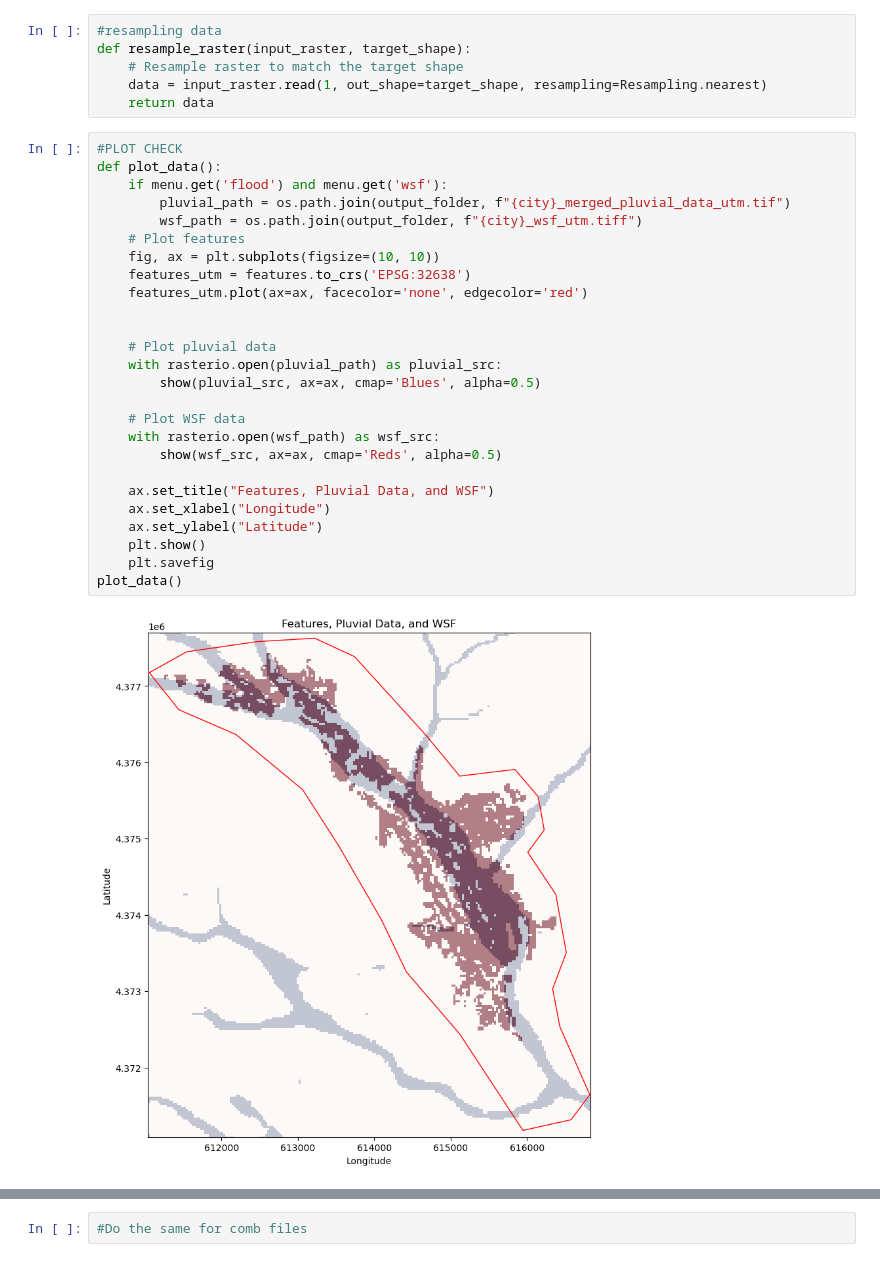
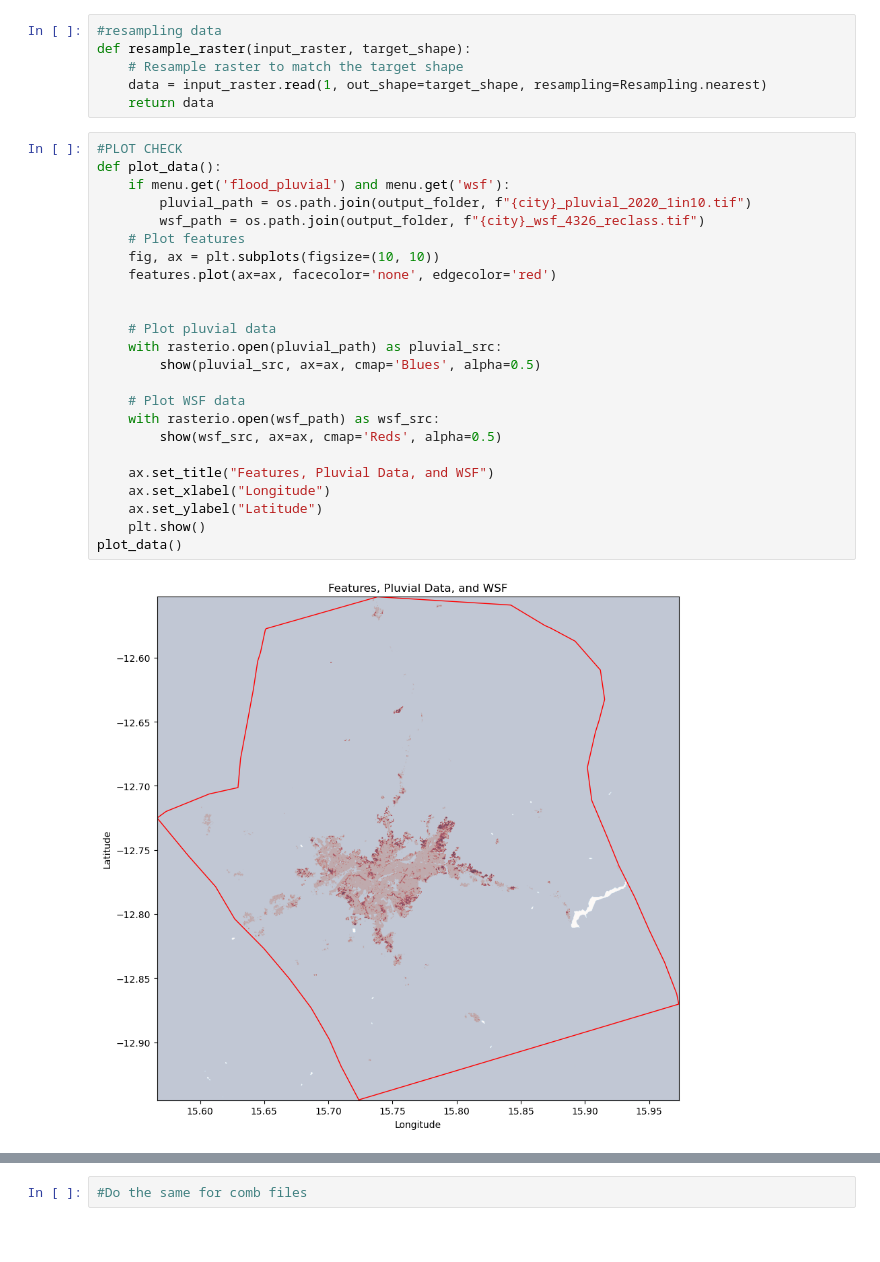
Before and after one commit to rosemaryturtle/city-scan-automation, a Jupyter notebook: toolbox.ipynb, the cells around one changed output, grey strips where cells are left out. Drawn from its saved outputs; the diff is of its cells as text.

```diff
--- a/toolbox.ipynb
+++ b/toolbox.ipynb
@@ -268,31 +268,29 @@ def resample_raster(input_raster, target_shape):
 # %%
 #PLOT CHECK
 def plot_data():
-    if menu.get('flood') and menu.get('wsf'):
-        pluvial_path = os.path.join(output_folder, f"{city}_merged_pluvial_data_utm.tif")
-        wsf_path = os.path.join(output_folder, f"{city}_wsf_utm.tiff")
+    if menu.get('flood_pluvial') and menu.get('wsf'):
+        pluvial_path = os.path.join(output_folder, f"{city}_pluvial_2020_1in10.tif")
+        wsf_path = os.path.join(output_folder, f"{city}_wsf_4326_reclass.tif")
     # Plot features
     fig, ax = plt.subplots(figsize=(10, 10))
-    features_utm = features.to_crs('EPSG:32638')
-    features_utm.plot(ax=ax, facecolor='none', edgecolor='red')
+    features.plot(ax=ax, facecolor='none', edgecolor='red')
 
 
     # Plot pluvial data
     with rasterio.open(pluvial_path) as pluvial_src:
         show(pluvial_src, ax=ax, cmap='Blues', alpha=0.5)
 
     # Plot WSF data
     with rasterio.open(wsf_path) as wsf_src:
         show(wsf_src, ax=ax, cmap='Reds', alpha=0.5)
 
     ax.set_title("Features, Pluvial Data, and WSF")
     ax.set_xlabel("Longitude")
     ax.set_ylabel("Latitude")
     plt.show()
-    plt.savefig
 plot_data()
 # %% [output]
-[figure, old version]
+[figure, new version]
 # %%
 #WSF and Pu
 
```
Also changed, not shown: parts of 16 cells of this notebook, 39 other files.
